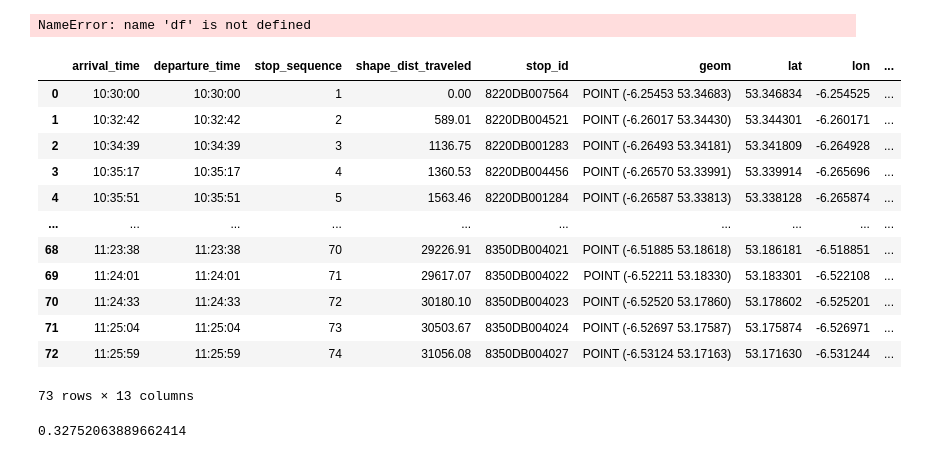
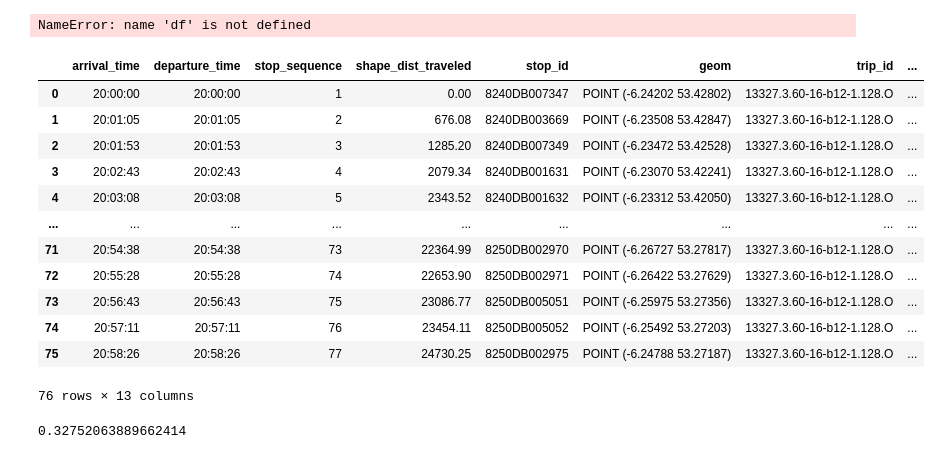
Before and after one commit to Drakodav/backend_d-dub, a Jupyter notebook: ml/processing/gtfsr_process_data.ipynb, the cells around one changed output. Cells and saved outputs as stored; diff of their text form; code cells hidden in the pictures.

Commit message:
fix: correct timestamp

```diff
--- a/ml/processing/gtfsr_process_data.ipynb
+++ b/ml/processing/gtfsr_process_data.ipynb
@@ -91,6 +89,7 @@ gb_trip
 # %% [output]
 NameError: name 'df' is not defined
 # %%
+import pytz
 def direction_angle(theta_1, phi_1, theta_2, phi_2):
     dtheta = theta_2 - theta_1
     dphi = phi_2 - phi_1
@@ -101,6 +100,7 @@ def direction_angle(theta_1, phi_1, theta_2, phi_2):
 def get_stop_time_df(trip_id, conn):
     query = """
     select
+        -- to_timestamp(stop_time.arrival_time)::time as arrival_time, to_timestamp(stop_time.departure_time)::time as departure_time,
         stop_time.arrival_time, stop_time.departure_time,
         stop_time.stop_sequence, stop_time.shape_dist_traveled,
         stop.stop_id, stop.point as geom
@@ -109,54 +109,54 @@ def get_stop_time_df(trip_id, conn):
     join trip on trip.id = stop_time.trip_id
     where trip.trip_id = '{}'
     group by stop_time.id, stop.id
     order by stop_sequence
     ;
     """.format(trip_id).lstrip()
     gdf = gpd.read_postgis(query, conn()).to_crs(epsg=4326)
 
-    # convert the times to human readable format
-    gdf['arrival_time'] = gdf['arrival_time'].apply(lambda d: datetime.fromtimestamp(int(d)).strftime('%H:%M:%S'))
-    gdf['departure_time'] = gdf['departure_time'].apply(lambda d: datetime.fromtimestamp(int(d)).strftime('%H:%M:%S'))
+    # # convert the times to human readable format
+    gdf['arrival_time'] = gdf['arrival_time'].apply(lambda d: datetime.utcfromtimestamp(d).strftime('%H:%M:%S'))
+    gdf['departure_time'] = gdf['departure_time'].apply(lambda d: datetime.utcfromtimestamp(d).strftime('%H:%M:%S'))
+
+    # set the trip id, no need to fetch from db
+    gdf['trip_id'] = trip_id
+    gdf['start_time'] = gdf['arrival_time'].iloc[0]
 
     # convert the geom to lat lon
     gdf['lat'] = gdf.apply(lambda row: row['geom'].y, axis=1)
     gdf['lon'] = gdf.apply(lambda row: row['geom'].x, axis=1)
 
     # find the direction angle of the trip
     first = gdf.iloc[0]
     last = gdf.iloc[-1]
     gdf['direction_angle'] = direction_angle(first.lon, first.lat, last.lon, last.lat)
 
     gdf['distance_between'] = gdf.to_crs(epsg=3035).distance(gdf.to_crs(epsg=3035).shift())
     gdf['shape_dist_between'] = gdf.shape_dist_traveled - gdf.shape_dist_traveled.shift()
 
     gdf['shape_dist_between'].iloc[0] = 0
     gdf['distance_between'].iloc[0] = 0
 
-    # set the trip id, no need to fetch from db
-    gdf['trip_id'] = trip_id
-    gdf['start_time'] = gdf['arrival_time'].iloc[0]
-
     # return a new pandas df dropping the geom column
     # return pd.DataFrame(gdf.drop(columns='geom'))
     return gdf
 
-stop_time_df = get_stop_time_df('16422.4.60-65-b12-1.271.O', get_conn)
+stop_time_df = get_stop_time_df('13327.3.60-16-b12-1.128.O', get_conn)
 stop_time_df
 # %% [output]
-|  | arrival_time | departure_time | stop_sequence | shape_dist_traveled | stop_id | geom | lat | lon | ... |
-| 0 | 10:30:00 | 10:30:00 | 1 | 0.00 | 8220DB007564 | POINT (-6.25453 53.34683) | 53.346834 | -6.254525 | ... |
-| 1 | 10:32:42 | 10:32:42 | 2 | 589.01 | 8220DB004521 | POINT (-6.26017 53.34430) | 53.344301 | -6.260171 | ... |
-| 2 | 10:34:39 | 10:34:39 | 3 | 1136.75 | 8220DB001283 | POINT (-6.26493 53.34181) | 53.341809 | -6.264928 | ... |
-| 3 | 10:35:17 | 10:35:17 | 4 | 1360.53 | 8220DB004456 | POINT (-6.26570 53.33991) | 53.339914 | -6.265696 | ... |
-| 4 | 10:35:51 | 10:35:51 | 5 | 1563.46 | 8220DB001284 | POINT (-6.26587 53.33813) | 53.338128 | -6.265874 | ... |
-| ... | ... | ... | ... | ... | ... | ... | ... | ... | ... |
-| 68 | 11:23:38 | 11:23:38 | 70 | 29226.91 | 8350DB004021 | POINT (-6.51885 53.18618) | 53.186181 | -6.518851 | ... |
-| 69 | 11:24:01 | 11:24:01 | 71 | 29617.07 | 8350DB004022 | POINT (-6.52211 53.18330) | 53.183301 | -6.522108 | ... |
-| 70 | 11:24:33 | 11:24:33 | 72 | 30180.10 | 8350DB004023 | POINT (-6.52520 53.17860) | 53.178602 | -6.525201 | ... |
-| 71 | 11:25:04 | 11:25:04 | 73 | 30503.67 | 8350DB004024 | POINT (-6.52697 53.17587) | 53.175874 | -6.526971 | ... |
-| 72 | 11:25:59 | 11:25:59 | 74 | 31056.08 | 8350DB004027 | POINT (-6.53124 53.17163) | 53.171630 | -6.531244 | ... |
+|  | arrival_time | departure_time | stop_sequence | shape_dist_traveled | stop_id | geom | trip_id | ... |
+| 0 | 20:00:00 | 20:00:00 | 1 | 0.00 | 8240DB007347 | POINT (-6.24202 53.42802) | 13327.3.60-16-b12-1.128.O | ... |
+| 1 | 20:01:05 | 20:01:05 | 2 | 676.08 | 8240DB003669 | POINT (-6.23508 53.42847) | 13327.3.60-16-b12-1.128.O | ... |
+| 2 | 20:01:53 | 20:01:53 | 3 | 1285.20 | 8240DB007349 | POINT (-6.23472 53.42528) | 13327.3.60-16-b12-1.128.O | ... |
+| 3 | 20:02:43 | 20:02:43 | 4 | 2079.34 | 8240DB001631 | POINT (-6.23070 53.42241) | 13327.3.60-16-b12-1.128.O | ... |
+| 4 | 20:03:08 | 20:03:08 | 5 | 2343.52 | 8240DB001632 | POINT (-6.23312 53.42050) | 13327.3.60-16-b12-1.128.O | ... |
+| ... | ... | ... | ... | ... | ... | ... | ... | ... |
+| 71 | 20:54:38 | 20:54:38 | 73 | 22364.99 | 8250DB002970 | POINT (-6.26727 53.27817) | 13327.3.60-16-b12-1.128.O | ... |
+| 72 | 20:55:28 | 20:55:28 | 74 | 22653.90 | 8250DB002971 | POINT (-6.26422 53.27629) | 13327.3.60-16-b12-1.128.O | ... |
+| 73 | 20:56:43 | 20:56:43 | 75 | 23086.77 | 8250DB005051 | POINT (-6.25975 53.27356) | 13327.3.60-16-b12-1.128.O | ... |
+| 74 | 20:57:11 | 20:57:11 | 76 | 23454.11 | 8250DB005052 | POINT (-6.25492 53.27203) | 13327.3.60-16-b12-1.128.O | ... |
+| 75 | 20:58:26 | 20:58:26 | 77 | 24730.25 | 8250DB002975 | POINT (-6.24788 53.27187) | 13327.3.60-16-b12-1.128.O | ... |
-73 rows × 13 columns
+76 rows × 13 columns
 # %%
 stop_time_df.to_crs(epsg=4326).iloc[0].geom.distance(stop_time_df.to_crs(epsg=4326).iloc[-1].geom)
 # %% [output]
```
Also changed, not shown: parts of 1 cell of this notebook, 2 other files.
